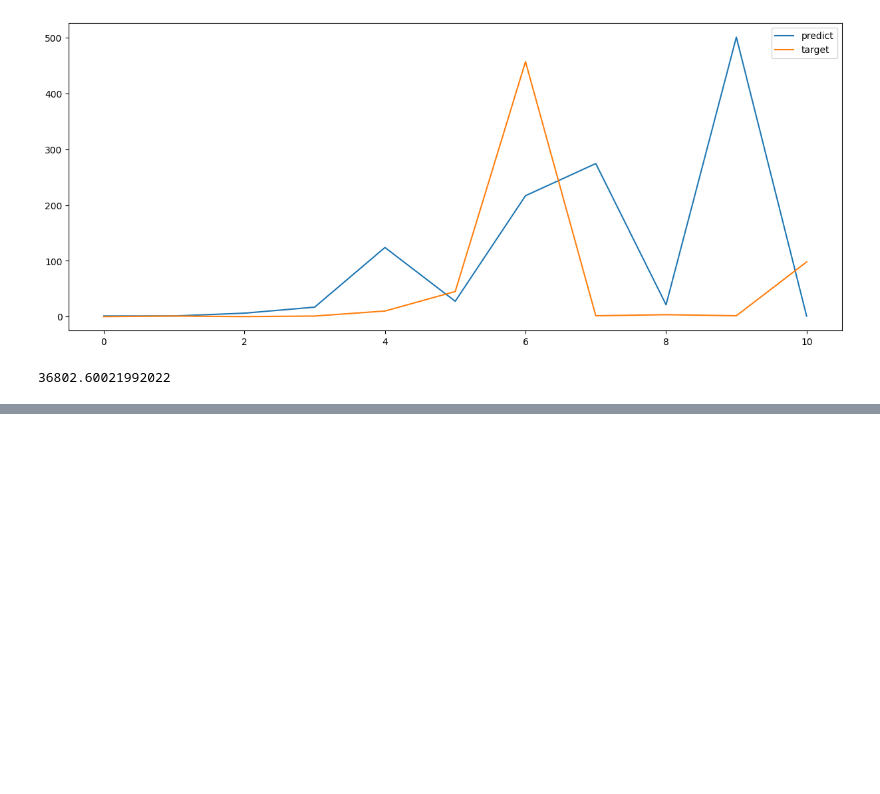
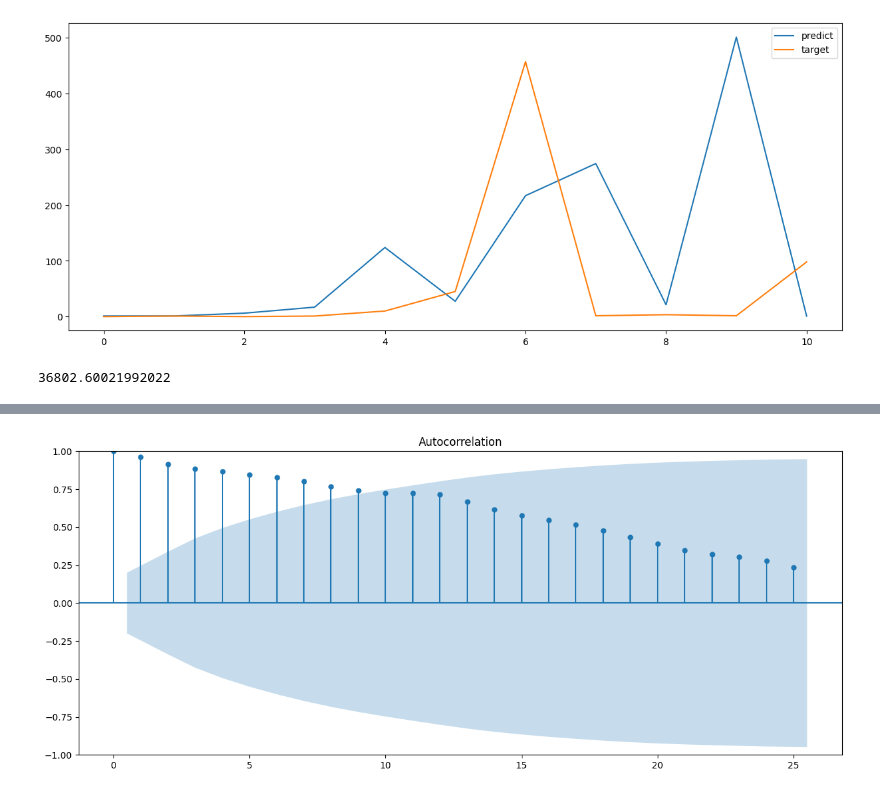
Before and after one commit to MateusVasc/atividades-pet-ciencia-de-dados, a Jupyter notebook: atividades/segunda_fase/atividade_3.ipynb, the cells around one changed output, grey strips where cells are left out. Drawn from its saved outputs; the diff is of its cells as text; code cells hidden in the pictures; blank space fills up the shorter version.

```diff
--- a/atividades/segunda_fase/atividade_3.ipynb
+++ b/atividades/segunda_fase/atividade_3.ipynb
@@ -463,0 +603,5 @@ MSE(y_test, prev_test)
+# %%
+sm.graphics.tsa.plot_acf(train_matlab, lags=25)
+plt.show()
+# %% [output]
+[figure, added]
```
Also changed, not shown: parts of 62 cells of this notebook.
